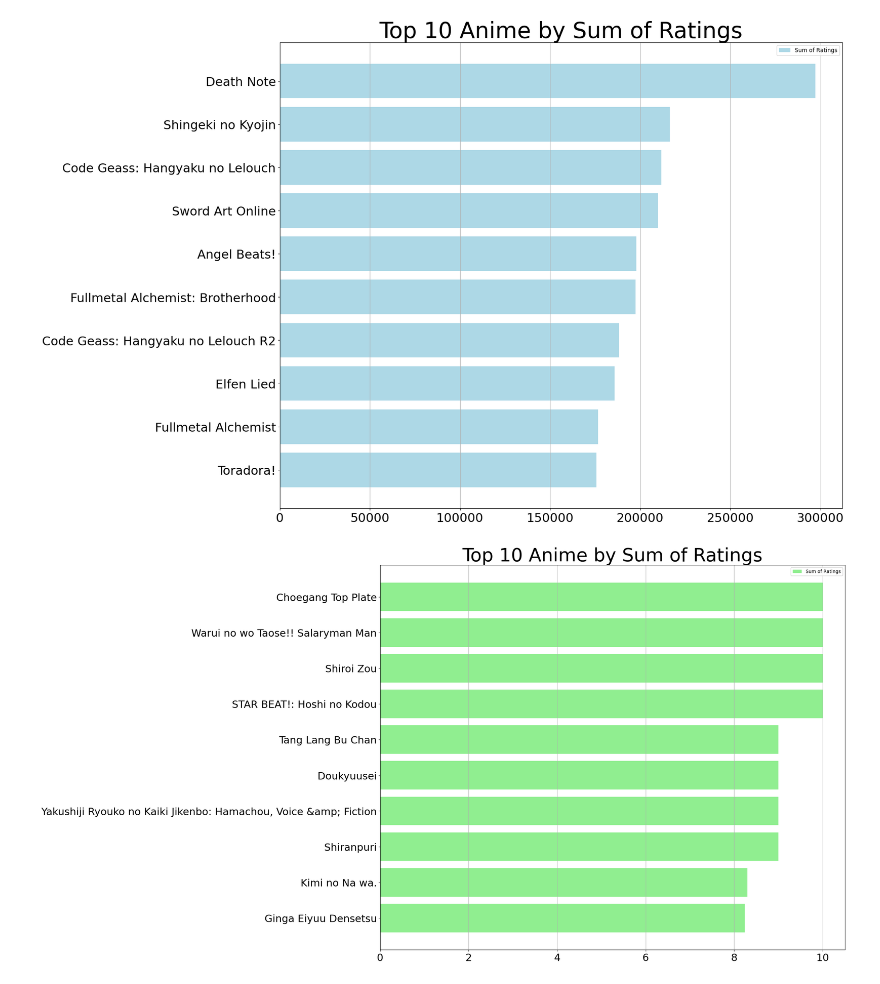
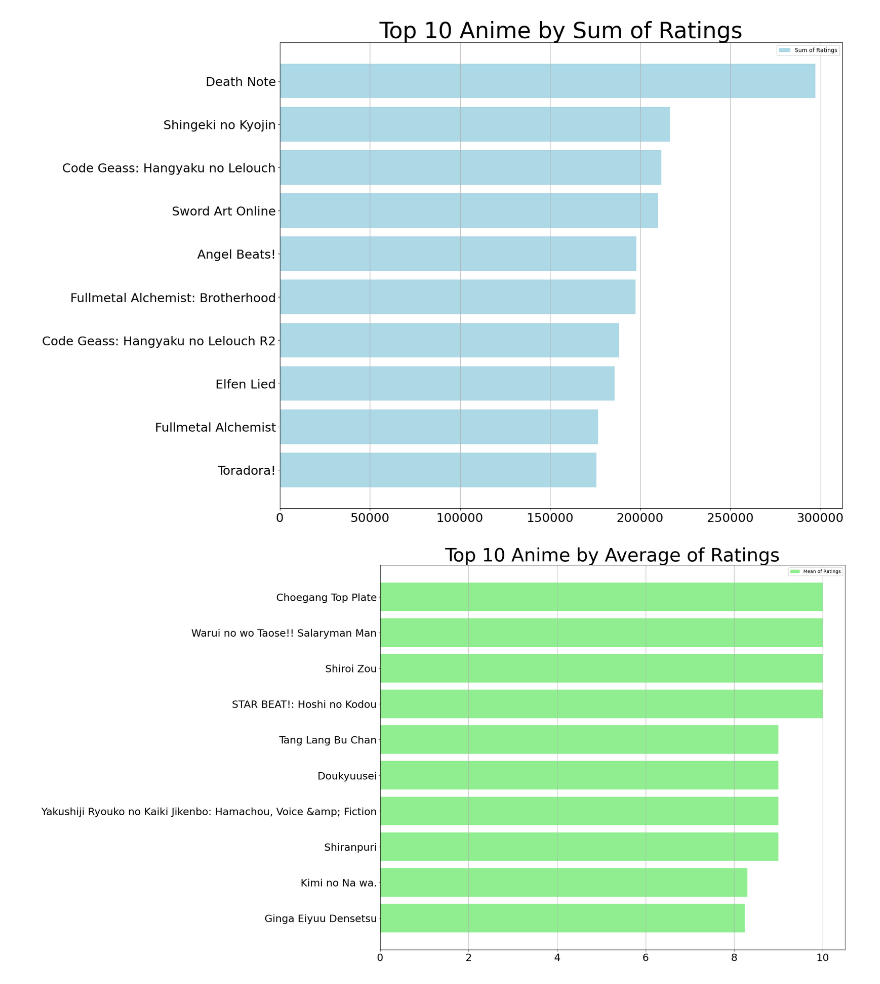
Before and after one commit to Sajid087/Anime_Recommendations_Analysis, a Jupyter notebook: 6_Rating&Scores.ipynb, the cells around one changed output. Cells and saved outputs as stored; diff of their text form; code cells hidden in the pictures.

```diff
--- a/6_Rating&Scores.ipynb
+++ b/6_Rating&Scores.ipynb
@@ -258,16 +256,15 @@ plt.show()
 # %%
 # Plot the top 10 anime by sum of ratings
 plt.figure(figsize=(14, 8))
-plt.barh(top_10_anime_mean['name'], top_10_anime_mean['mean'], color='lightgreen', label='Sum of Ratings')
-plt.xlabel('Sum of Ratings')
-plt.title('Top 10 Anime by Sum of Ratings', fontsize=40)
+plt.barh(top_10_anime_mean['name'], top_10_anime_mean['mean'], color='lightgreen', label='Mean of Ratings')
+plt.title('Top 10 Anime by Average of Ratings', fontsize=40)
 plt.gca().invert_yaxis()  # Invert y-axis to have the highest sum on top
 plt.xlabel('')
 plt.xticks(fontsize=22)
 plt.yticks(fontsize=22)
 plt.gcf().set_size_inches(18, 15)
 plt.grid(axis='x')
 plt.legend()
 plt.show()
 # %% [output]
-[figure, old version]
+[figure, new version]
```
Also changed, not shown: parts of 2 cells of this notebook, 9 other files.
